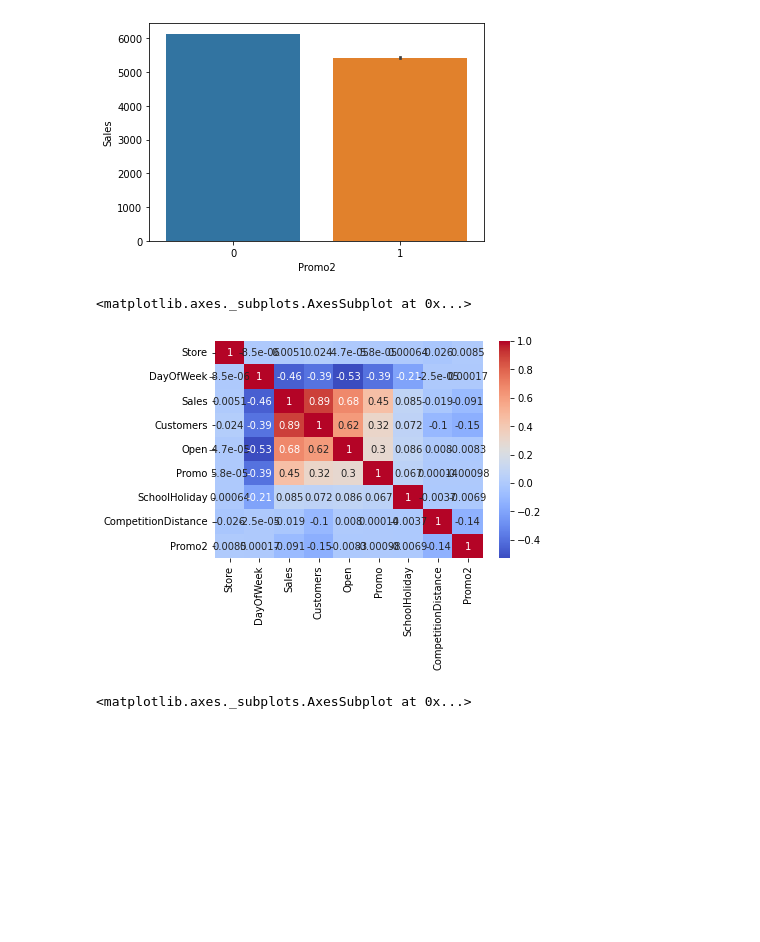
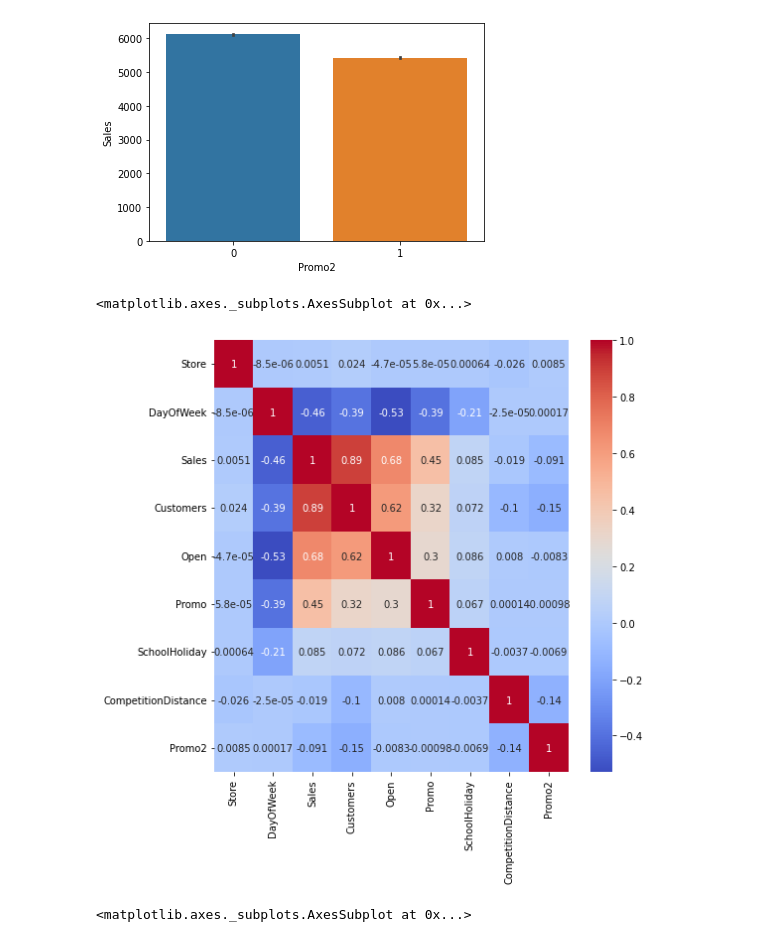
Before and after one commit to ansonsibi1/Anson-Sibi-M4W3_Rossmann_Sales_Prediction_Capstone_Project, a Jupyter notebook: Team_KASAR_Anson_Sibi_M4W3_Rossmann_Sales_Prediction_Capstone_Project.ipynb, the cells around one changed output. Drawn from its saved outputs; the diff is of its cells as text; code cells hidden in the pictures; blank space fills up the shorter version.

```diff
--- a/Team_KASAR_Anson_Sibi_M4W3_Rossmann_Sales_Prediction_Capstone_Project.ipynb
+++ b/Team_KASAR_Anson_Sibi_M4W3_Rossmann_Sales_Prediction_Capstone_Project.ipynb
@@ -398,10 +398,11 @@ sns.barplot(df.Promo2,df.Sales)
 <matplotlib.axes._subplots.AxesSubplot at 0x...>
 [figure]
 # %%
+plt.figure(figsize=(8,8))
 sns.heatmap(df.corr(),cmap='coolwarm',annot=True)
 # %% [output]
 <matplotlib.axes._subplots.AxesSubplot at 0x...>
-[figure, old version]
+[figure, new version]
 # %%
 sns.barplot(df.Date.dt.year,df.Sales)
 # %% [output]
```
Also changed, not shown: parts of 10 cells of this notebook.
